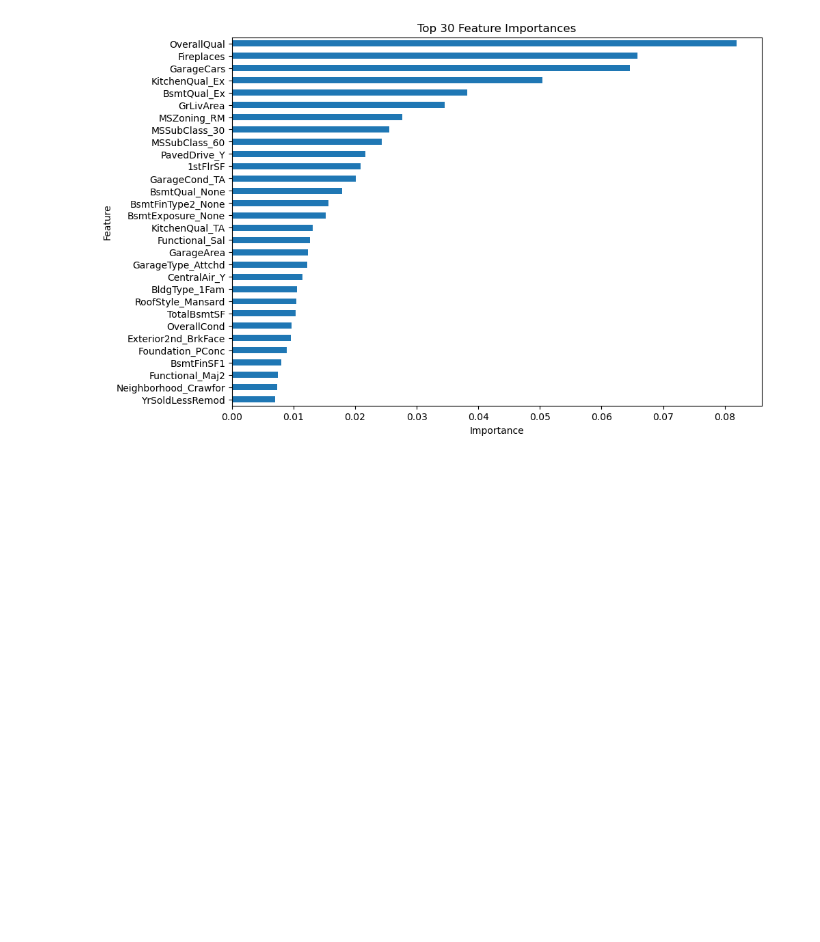
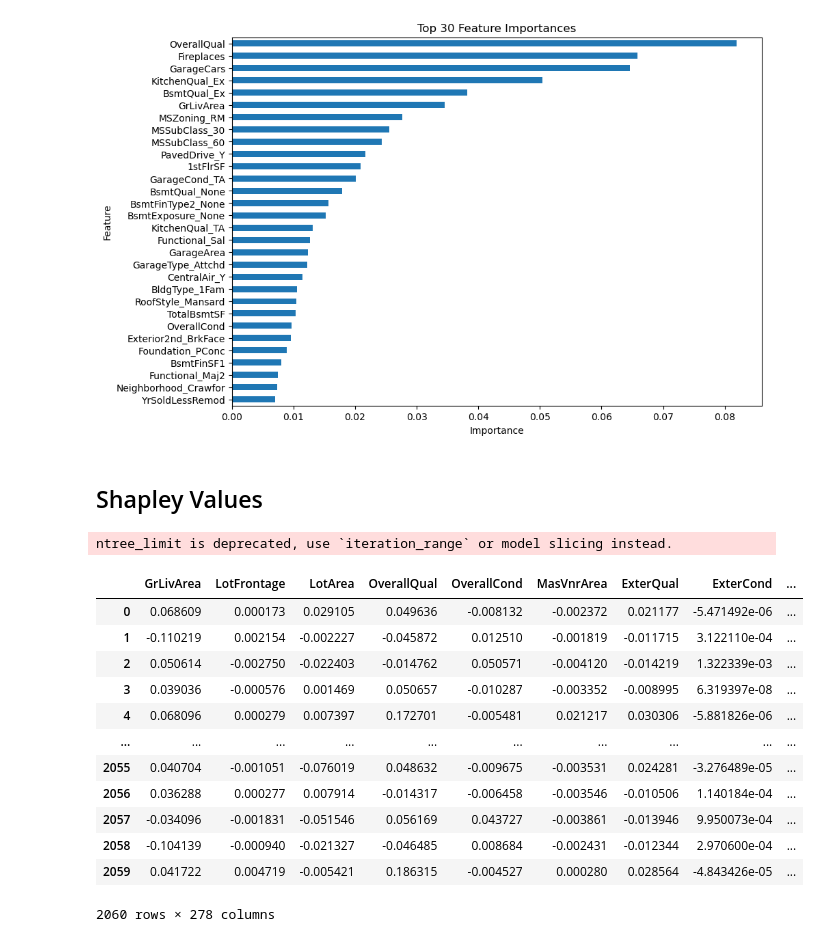
Before and after one commit to bassoonelephant/ames, a Jupyter notebook: ames-model-xgb.ipynb, the cells around one changed output. Drawn from its saved outputs; the diff is of its cells as text; code cells hidden in the pictures; blank space fills up the shorter version.

```diff
--- a/ames-model-xgb.ipynb
+++ b/ames-model-xgb.ipynb
@@ -212,3 +213,29 @@ plt.ylabel("Feature")
 plt.show()
 # %% [output]
 [figure]
+# %% [markdown]
+## Shapley Values
+# %%
+# Compute the SHAP values
+explainer = shap.TreeExplainer(best_xgbr)
+shap_values = explainer.shap_values(X_train)
+# %% [output]
+ntree_limit is deprecated, use `iteration_range` or model slicing instead.
+# %%
+# Summarize the SHAP values in a DataFrame
+shap_df = pd.DataFrame(shap_values, columns=X_train.columns)
+shap_df
+# %% [output]
+|  | GrLivArea | LotFrontage | LotArea | OverallQual | OverallCond | MasVnrArea | ExterQual | ExterCond | ... |
+| 0 | 0.068609 | 0.000173 | 0.029105 | 0.049636 | -0.008132 | -0.002372 | 0.021177 | -5.471492e-06 | ... |
+| 1 | -0.110219 | 0.002154 | -0.002227 | -0.045872 | 0.012510 | -0.001819 | -0.011715 | 3.122110e-04 | ... |
+| 2 | 0.050614 | -0.002750 | -0.022403 | -0.014762 | 0.050571 | -0.004120 | -0.014219 | 1.322339e-03 | ... |
+| 3 | 0.039036 | -0.000576 | 0.001469 | 0.050657 | -0.010287 | -0.003352 | -0.008995 | 6.319397e-08 | ... |
+| 4 | 0.068096 | 0.000279 | 0.007397 | 0.172701 | -0.005481 | 0.021217 | 0.030306 | -5.881826e-06 | ... |
+| ... | ... | ... | ... | ... | ... | ... | ... | ... | ... |
+| 2055 | 0.040704 | -0.001051 | -0.076019 | 0.048632 | -0.009675 | -0.003531 | 0.024281 | -3.276489e-05 | ... |
+| 2056 | 0.036288 | 0.000277 | 0.007914 | -0.014317 | -0.006458 | -0.003546 | -0.010506 | 1.140184e-04 | ... |
+| 2057 | -0.034096 | -0.001831 | -0.051546 | 0.056169 | 0.043727 | -0.003861 | -0.013946 | 9.950073e-04 | ... |
+| 2058 | -0.104139 | -0.000940 | -0.021327 | -0.046485 | 0.008684 | -0.002431 | -0.012344 | 2.970600e-04 | ... |
+| 2059 | 0.041722 | 0.004719 | -0.005421 | 0.186315 | -0.004527 | 0.000280 | 0.028564 | -4.843426e-05 | ... |
+2060 rows × 278 columns
```
Also changed, not shown: parts of 5 cells of this notebook.
